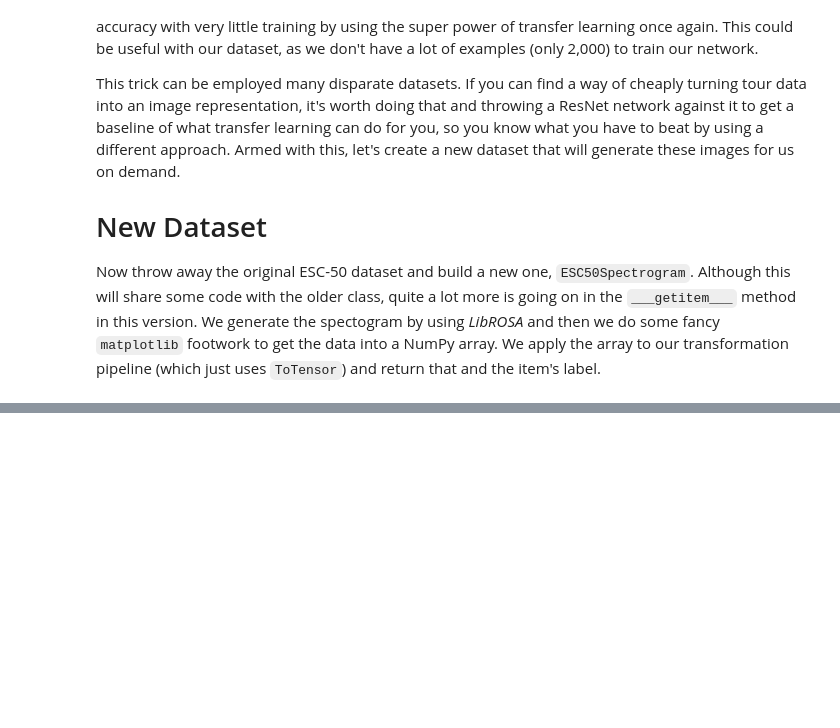
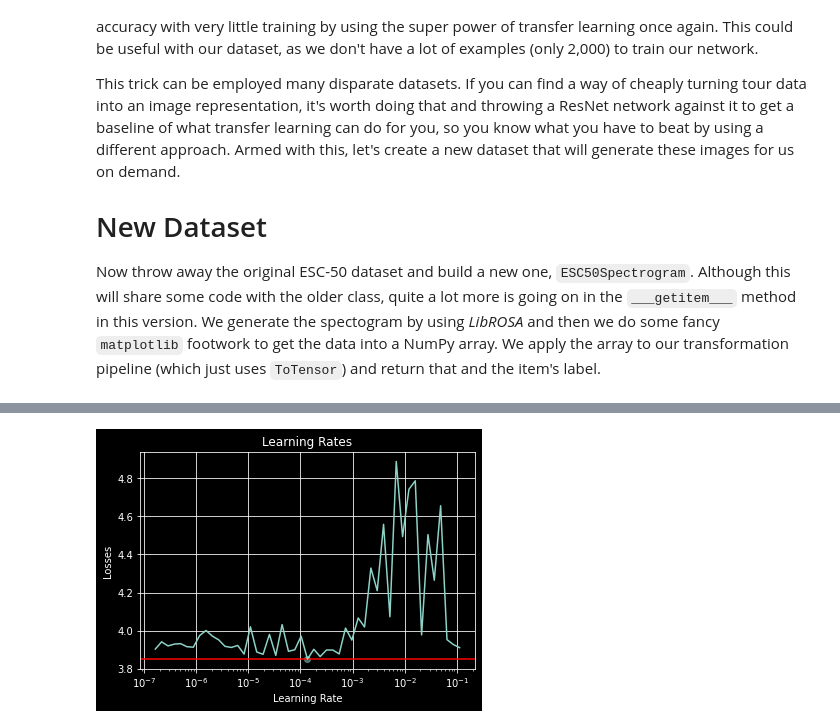
Before and after one commit to lenoqt/PyTorch, a Jupyter notebook: Book-1/Chapter 6 - Torchaudio.ipynb, the cells around one changed output, grey strips where cells are left out. Saved outputs shown, nothing was run; the diff lists cells and outputs as text; code cells hidden in the pictures; blank space fills up the shorter version.

```diff
--- a/Book-1/Chapter 6 - Torchaudio.ipynb
+++ b/Book-1/Chapter 6 - Torchaudio.ipynb
@@ -301,6 +285,7 @@ def find_lr(model, loss_fn, optimizer, train_loader, init_value=1e-8, final_valu
 
         lr *= update_step
         optimizer.param_groups[0]["lr"] = lr
+        del inputs, targets, loss
     if(len(log_lrs) > 20):
         return log_lrs[10:-5], losses[10:-5]
     else:
@@ -473,0 +496,3 @@ old_time
+# %%
+device = 'cpu'
+spec_resnet.to(device)
@@ -473,0 +519,23 @@ old_time
+# %%
+esc50pre_train = ESC50Spectogram(PATH_TO_ESC50_train,
+                                  img_transforms=transforms.Compose([
+                                      transforms.ToTensor(),
+                                      transforms.Normalize(mean=[0.485, 0.456, 0.406],
+                                                           std=[0.229, 0.224, 0.225])])
+)
+
+esc50pre_valid = ESC50Spectogram(PATH_TO_ESC50_valid,
+                                  img_transforms=transforms.Compose([
+                                      transforms.ToTensor(),
+                                      transforms.Normalize(mean=[0.485, 0.456, 0.406],
+                                                           std=[0.229, 0.224, 0.225])])
+)
+esc50pre_test = ESC50Spectogram(PATH_TO_ESC50_test, img_transforms=transforms.Compose([
+    transforms.ToTensor(),
+    transforms.Normalize(mean=[0.485, 0.456, 0.406],
+                         std=[0.229, 0.224, 0.225])]))
+# %%
+bs = 16
+esc50pre_train_loader = DataLoader(esc50pre_train, batch_size=bs, shuffle=True, num_workers=2)
+esc50pre_valid_loader = DataLoader(esc50pre_valid, batch_size=bs, shuffle=True, num_workers=2)
+#esc50pre_test_loader = DataLoader(esc50pre_test, batch_size=bs, shuffle=True, num_workers=2)
@@ -473,0 +548,18 @@ old_time
+# %%
+torch.save(spec_resnet.state_dict(), 'spec_resnet.pth')
+loss_fn = nn.CrossEntropyLoss()
+optimizer = torch.optim.Adam(spec_resnet.parameters(), lr=1e-3)
+logs, losses = find_lr(spec_resnet, loss_fn, optimizer, esc50pre_train_loader, device=device)
+
+min_loss, opt_log = get_index_min(logs, losses)
+
+fig, ax = plt.subplots()
+ax.scatter(opt_log, min_loss, alpha=0.5)
+ax.axhline(y=min_loss, color='r')
+ax.semilogx(logs, losses)
+ax.set(xlabel='Learning Rate', ylabel='Losses',
+       title='Learning Rates')
+ax.grid()
+plt.show()
+# %% [output]
+[figure, added]
```
Also changed, not shown: parts of 31 cells of this notebook.
